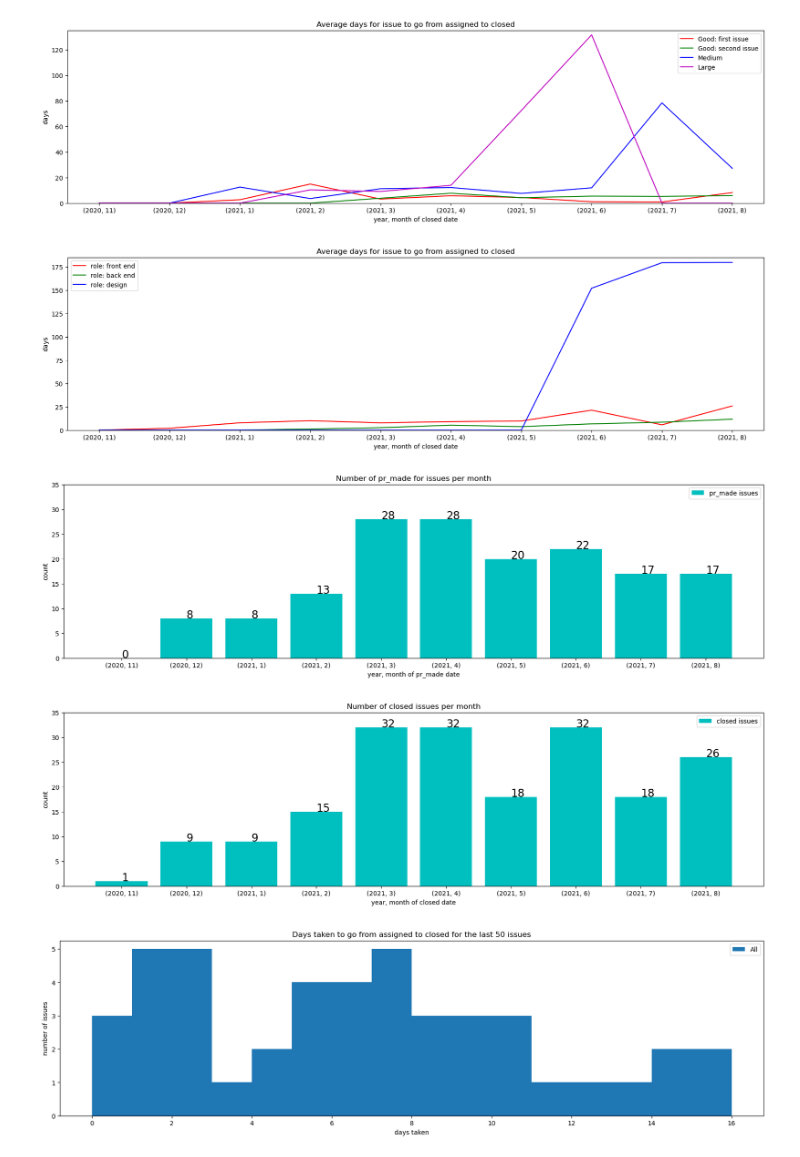
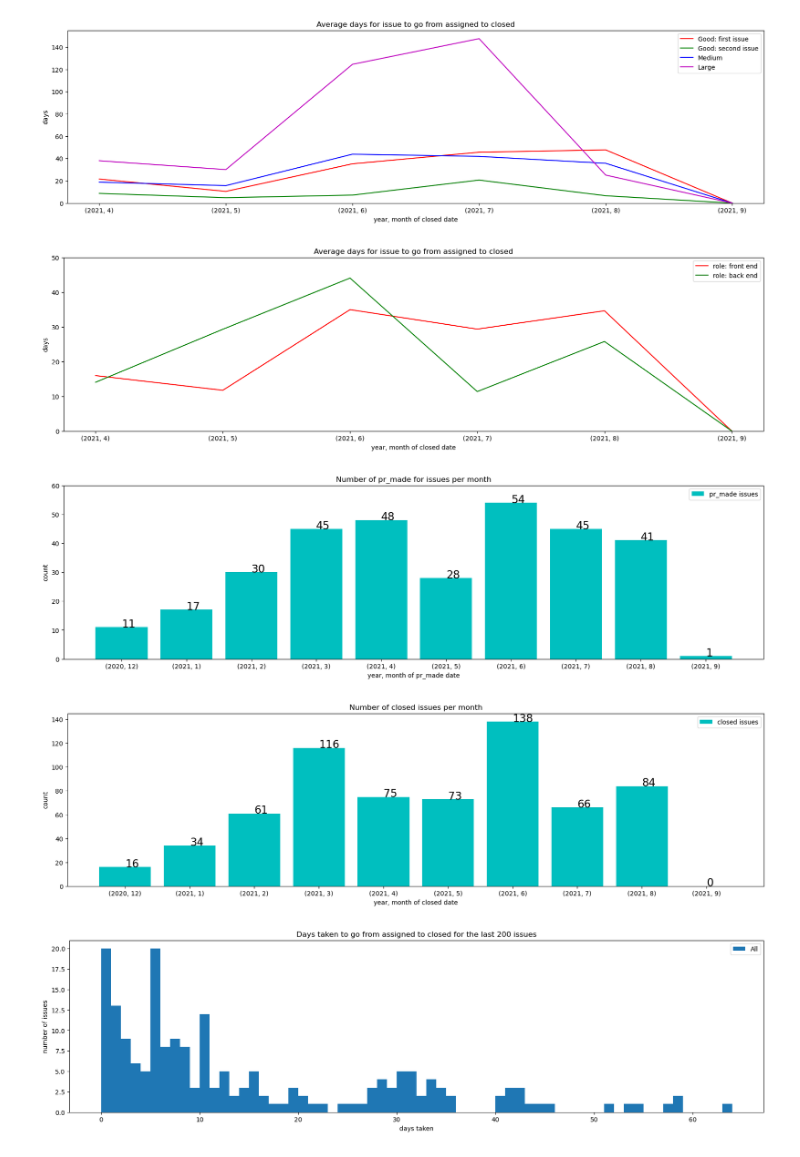
Before and after one commit to Aveline-art/team-analytics, a Jupyter notebook: Data Analysis.ipynb, the cells around one changed output. Drawn from its saved outputs; the diff is of its cells as text; code cells hidden in the pictures.

Commit message:
Completed first draft
Everything works, and most of the bugs have been resolved. Next is to clean code, and modify it to meet client needs.

```diff
--- a/Data Analysis.ipynb
+++ b/Data Analysis.ipynb
@@ -53,0 +16,3 @@ def examine_data(col_name_1, col_name_2, label, rows=70):
+# %%
+issue_df = pd.read_csv(issue_file, parse_dates=['opened', 'assigned', 'pr_made', 'closed'], converters={'labels': lambda x: x.split('|')})
+pr_df = pd.read_csv(pr_file)
@@ -219,21 +177,21 @@ plt.show()
 # %%
 # Plotting
-past_count = 5
+past_count = 6
 base_round = 5
 time1 = 'assigned'
 time2 = 'closed'
 all_y = []
 plt.figure(figsize=(20,5))
-x, y = get_x_and_y_from_issue_df(issue_df, time1, time2, 'first issue')
+x, y = get_time_diff_from_issue_df(issue_df, time1, time2, 'first issue', 'product')
 all_y.extend(y[-past_count:])
 plt.plot(x[-past_count:], y[-past_count:], color='r', label='Good: first issue')
-x, y = get_x_and_y_from_issue_df(issue_df, time1, time2, 'second issue')
+x, y = get_time_diff_from_issue_df(issue_df, time1, time2, 'second issue', 'product')
 all_y.extend(y[-past_count:])
 plt.plot(x[-past_count:], y[-past_count:], color='g', label='Good: second issue')
-x, y = get_x_and_y_from_issue_df(issue_df, time1, time2, 'medium')
+x, y = get_time_diff_from_issue_df(issue_df, time1, time2, 'medium', 'product')
 all_y.extend(y[-past_count:])
 plt.plot(x[-past_count:], y[-past_count:], color='b', label='Medium')
-x, y = get_x_and_y_from_issue_df(issue_df, time1, time2, 'large')
+x, y = get_time_diff_from_issue_df(issue_df, time1, time2, 'large', 'product')
 all_y.extend(y[-past_count:])
 plt.plot(x[-past_count:], y[-past_count:], color='m', label='Large')
 plt.ylim([0, base_round * (round(max(all_y)/base_round) + 1)])
@@ -243,24 +201,24 @@ plt.ylabel('days')
 plt.legend()
 plt.show()
 # %% [output]
-[figure, old version]
+[figure, new version]
 # %%
 # Plotting
-past_count = 5
+past_count = 6
 base_round = 5
 time1 = 'assigned'
 time2 = 'closed'
 all_y = []
 plt.figure(figsize=(20,5))
-x, y = get_x_and_y_from_issue_df(issue_df, time1, time2, 'role: front end')
+x, y = get_time_diff_from_issue_df(issue_df, time1, time2, 'role: front end', 'product')
 all_y.extend(y[-past_count:])
 plt.plot(x[-past_count:], y[-past_count:], color='r', label='role: front end')
-x, y = get_x_and_y_from_issue_df(issue_df, time1, time2, 'role: back end')
+x, y = get_time_diff_from_issue_df(issue_df, time1, time2, 'role: back end', 'product')
 all_y.extend(y[-past_count:])
 plt.plot(x[-past_count:], y[-past_count:], color='g', label='role: back end')
-x, y = get_x_and_y_from_issue_df(issue_df, time1, time2, 'role: design')
-all_y.extend(y[-past_count:])
-plt.plot(x[-past_count:], y[-past_count:], color='b', label='role: design')
+#x, y = get_time_diff_from_issue_df(issue_df, time1, time2, 'role: design', 'product')
+#all_y.extend(y[-past_count:])
+#plt.plot(x[-past_count:], y[-past_count:], color='b', label='role: design')
 plt.ylim([0, base_round * (round(max(all_y)/base_round) + 1)])
 plt.title(f'Average days for issue to go from {time1} to {time2}')
 plt.xlabel(f'year, month of {time2} date')
@@ -268,7 +226,7 @@ plt.ylabel('days')
 plt.legend()
 plt.show()
 # %% [output]
-[figure, old version]
+[figure, new version]
 # %%
 # Plotting
 past_count = 10
@@ -286,7 +244,7 @@ plt.ylabel('count')
 plt.legend()
 plt.show()
 # %% [output]
-[figure, old version]
+[figure, new version]
 # %%
 # Plotting
 past_count = 10
@@ -304,25 +262,24 @@ plt.ylabel('count')
 plt.legend()
 plt.show()
 # %% [output]
-[figure, old version]
+[figure, new version]
 # %%
 # Plotting
-past_count = 50
+past_count = 200
 base_round = 5
 time1 = 'assigned'
 time2 = 'closed'
-label = None
 plt.figure(figsize=(20,5))
-y = iqr_outlier_filter(get_time_from_issue_df(issue_df, time1, time2, label)[-past_count:])
+y = iqr_outlier_filter(get_time_from_issue_df(issue_df, time1, time2)[-past_count:])
 n_bins = [num for num in range(math.ceil(max(y)) + 1)]
 plt.hist(y, bins=n_bins, label='All')
 plt.title(f'Days taken to go from {time1} to {time2} for the last {past_count} issues')
 plt.xlabel(f'days taken')
 plt.ylabel('number of issues')
 plt.legend()
 plt.show()
 # %% [output]
-[figure, old version]
+[figure, new version]
 # %%
 # Plotting
 past_count = 20
```
Also changed, not shown: parts of 15 cells of this notebook, 4 other files.
